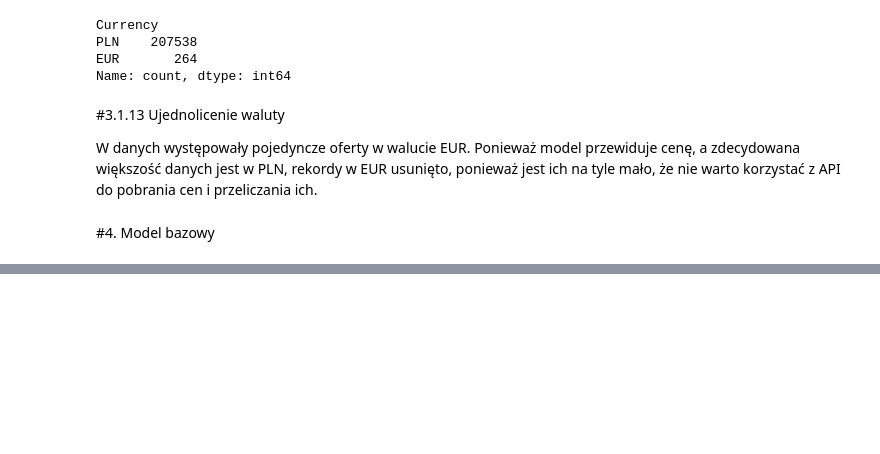
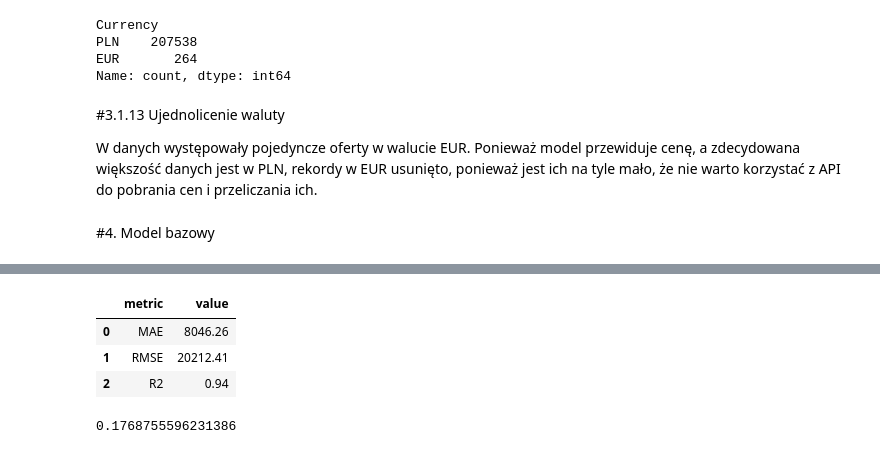
Before and after one commit to s24118-ui/SUML, a Jupyter notebook: SUML_Projekt.ipynb, the cells around one changed output, grey strips where cells are left out. Saved outputs shown, nothing was run; the diff lists cells and outputs as text; code cells hidden in the pictures; blank space fills up the shorter version.

Commit message:
dodanie modelu basowego do notatnika jupyter

```diff
--- a/SUML_Projekt.ipynb
+++ b/SUML_Projekt.ipynb
@@ -1012,0 +1023,24 @@ numeric_features, categorical_features
+# %%
+preprocessor = ColumnTransformer(transformers=[
+    ("num", "passthrough", numeric_features),
+    ("cat", OneHotEncoder(handle_unknown="ignore"), categorical_features)
+])
+# %%
+random_forest = RandomForestRegressor(
+    n_estimators=80,
+    max_depth=24,
+    min_samples_leaf=2,
+    n_jobs=-1,
+    random_state=42
+)
+# %%
+model = TransformedTargetRegressor(
+    regressor=Pipeline(steps=[
+        ("preprocessor", preprocessor),
+        ("model", random_forest)
+    ]),
+    func=np.log1p,
+    inverse_func=np.expm1
+)
+
+model
@@ -1012,0 +1065,26 @@ numeric_features, categorical_features
+# %%
+model.fit(X_train, y_train)
+y_pred = model.predict(X_test)
+
+mae = mean_absolute_error(y_test, y_pred)
+rmse = np.sqrt(mean_squared_error(y_test, y_pred))
+r2 = r2_score(y_test, y_pred)
+
+baseline_metrics = pd.DataFrame({
+    "metric": ["MAE", "RMSE", "R2"],
+    "value": [mae, rmse, r2]
+})
+
+baseline_metrics
+# %% [output]
+|  | metric | value |
+| 0 | MAE | 8046.26 |
+| 1 | RMSE | 20212.41 |
+| 2 | R2 | 0.94 |
+# %%
+from sklearn.metrics import mean_absolute_percentage_error
+
+mape = mean_absolute_percentage_error(y_test, y_pred)
+mape
+# %% [output]
+0.1768755596231386
```
Also changed, not shown: parts of 17 cells of this notebook.
